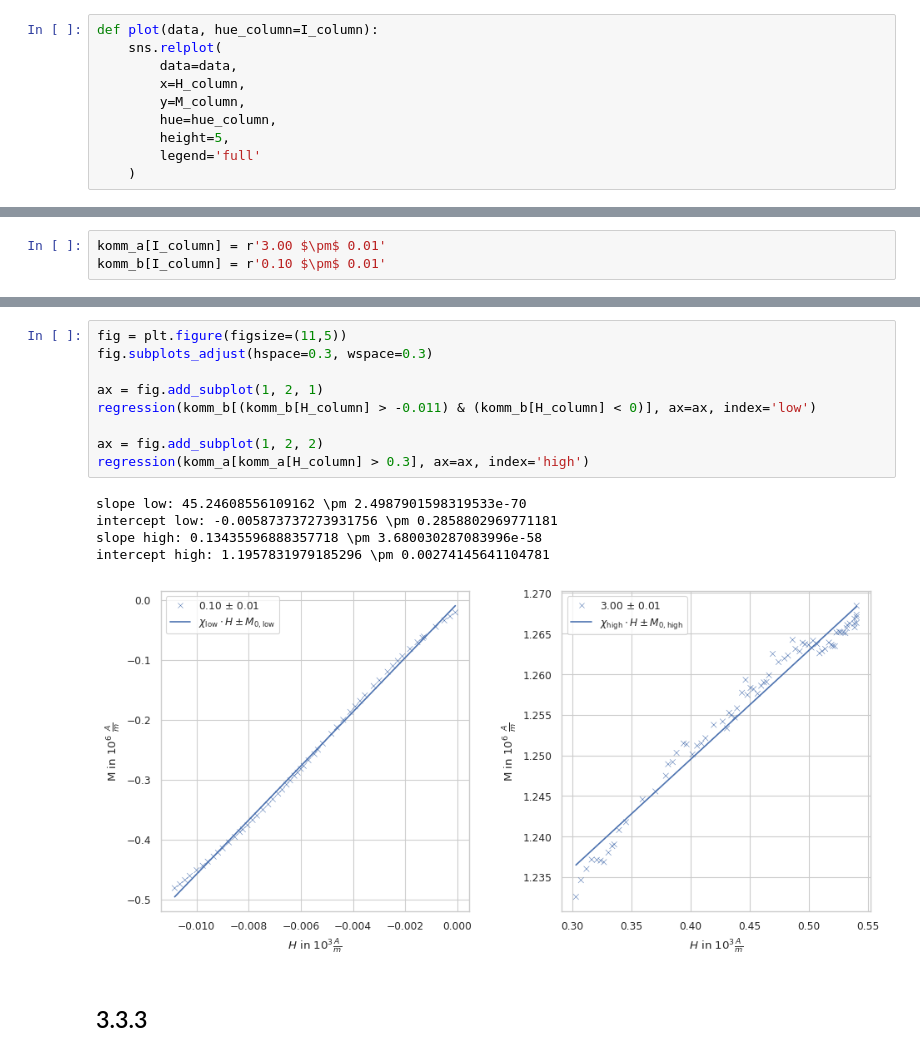
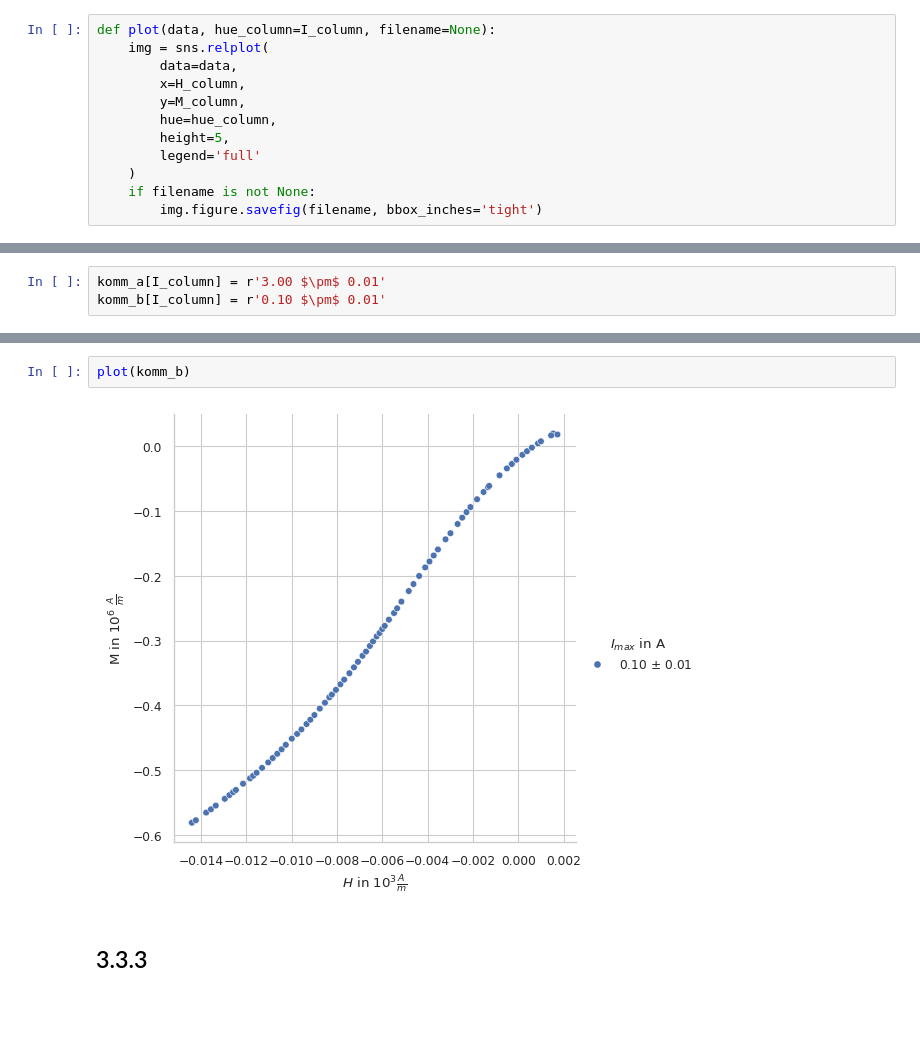
Before and after one commit to ofilla/physik-praktikum-b, a Jupyter notebook: B2.4/data/Auswertung.ipynb, the cells around one changed output, grey strips where cells are left out. Saved outputs shown, nothing was run; the diff lists cells and outputs as text; blank space fills up the shorter version.

```diff
--- a/B2.4/data/Auswertung.ipynb
+++ b/B2.4/data/Auswertung.ipynb
@@ -17,6 +21,6 @@ M_column = r'M in $10^6\ \frac{A}{m}$'
 # %%
-def plot(data, hue_column=I_column):
-    sns.relplot(
+def plot(data, hue_column=I_column, filename=None):
+    img = sns.relplot(
         data=data,
         x=H_column,
         y=M_column,
@@ -24,4 +28,6 @@ def plot(data, hue_column=I_column):
         height=5,
         legend='full'
     )
+    if filename is not None:
+        img.figure.savefig(filename, bbox_inches='tight')
 # %%
@@ -178,17 +215,6 @@ def regression(df, ax, index):
-# %%
-fig = plt.figure(figsize=(11,5))
-fig.subplots_adjust(hspace=0.3, wspace=0.3)
-
-ax = fig.add_subplot(1, 2, 1)
-regression(komm_b[(komm_b[H_column] > -0.011) & (komm_b[H_column] < 0)], ax=ax, index='low')
-
-ax = fig.add_subplot(1, 2, 2)
-regression(komm_a[komm_a[H_column] > 0.3], ax=ax, index='high')
-# %% [output]
-slope low: 45.24608556109162 \pm 2.4987901598319533e-70
-intercept low: -0.005873737273931756 \pm 0.2858802969771181
-slope high: 0.13435596888357718 \pm 3.680030287083996e-58
-intercept high: 1.1957831979185296 \pm 0.00274145641104781
-[figure, removed]
+# %%
+plot(komm_b)
+# %% [output]
+[figure, added]
 # %% [markdown]
 ## 3.3.3
```
Also changed, not shown: parts of 24 cells of this notebook, 8 other files.
